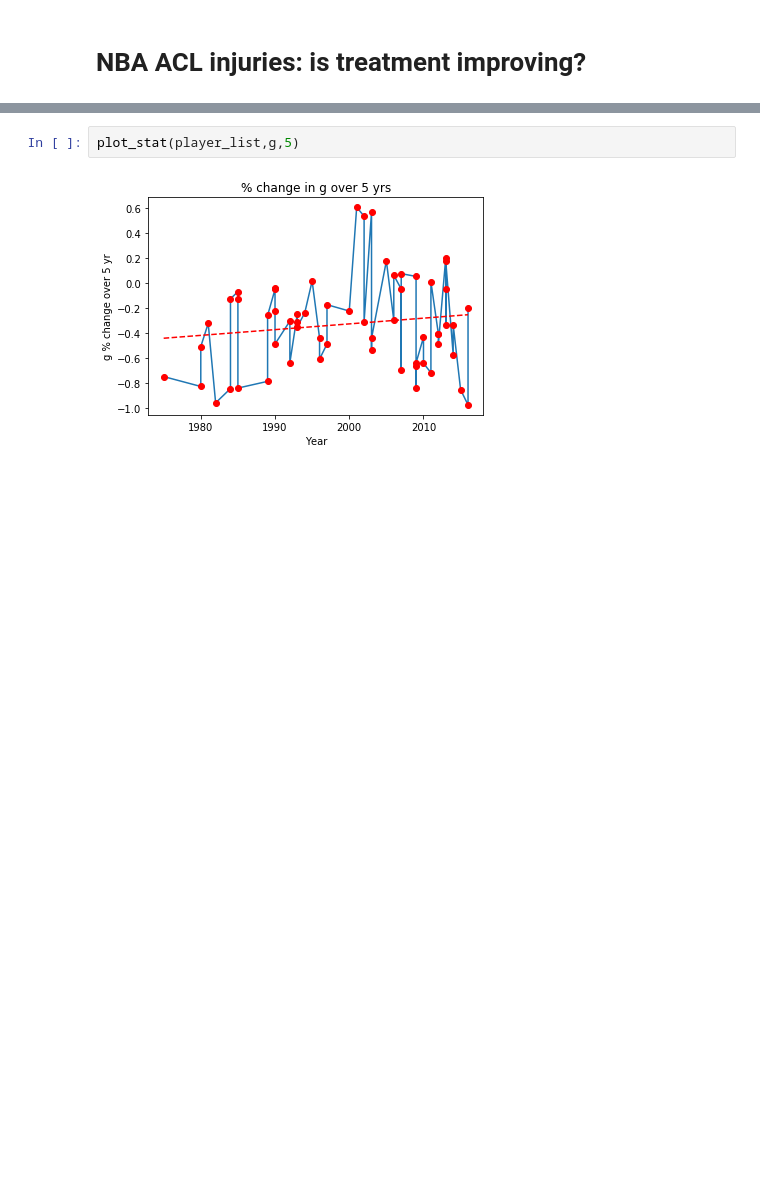
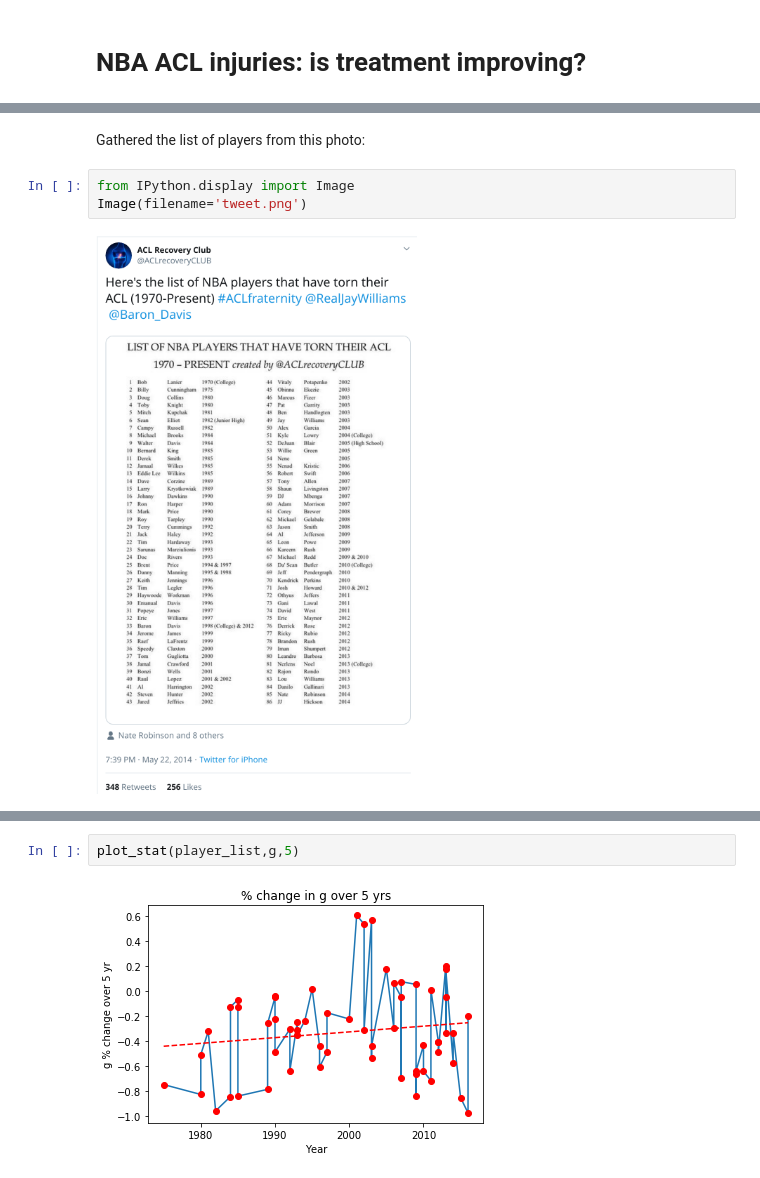
Before and after one commit to noogie13/nba-acl, a Jupyter notebook: analysis.ipynb, the cells around one changed output, grey strips where cells are left out. Drawn from its saved outputs; the diff is of its cells as text; blank space fills up the shorter version.

```diff
--- a/analysis.ipynb
+++ b/analysis.ipynb
@@ -7,2 +22,9 @@ import numpy
+# %% [markdown]
+Gathered the list of players from this photo:
+# %%
+from IPython.display import Image
+Image(filename='tweet.png')
+# %% [output]
+[figure, added]
 # %%
 player_list = [Player(name,years) for name,years in players_raw.items()]
```
Also changed, not shown: parts of 9 cells of this notebook.
